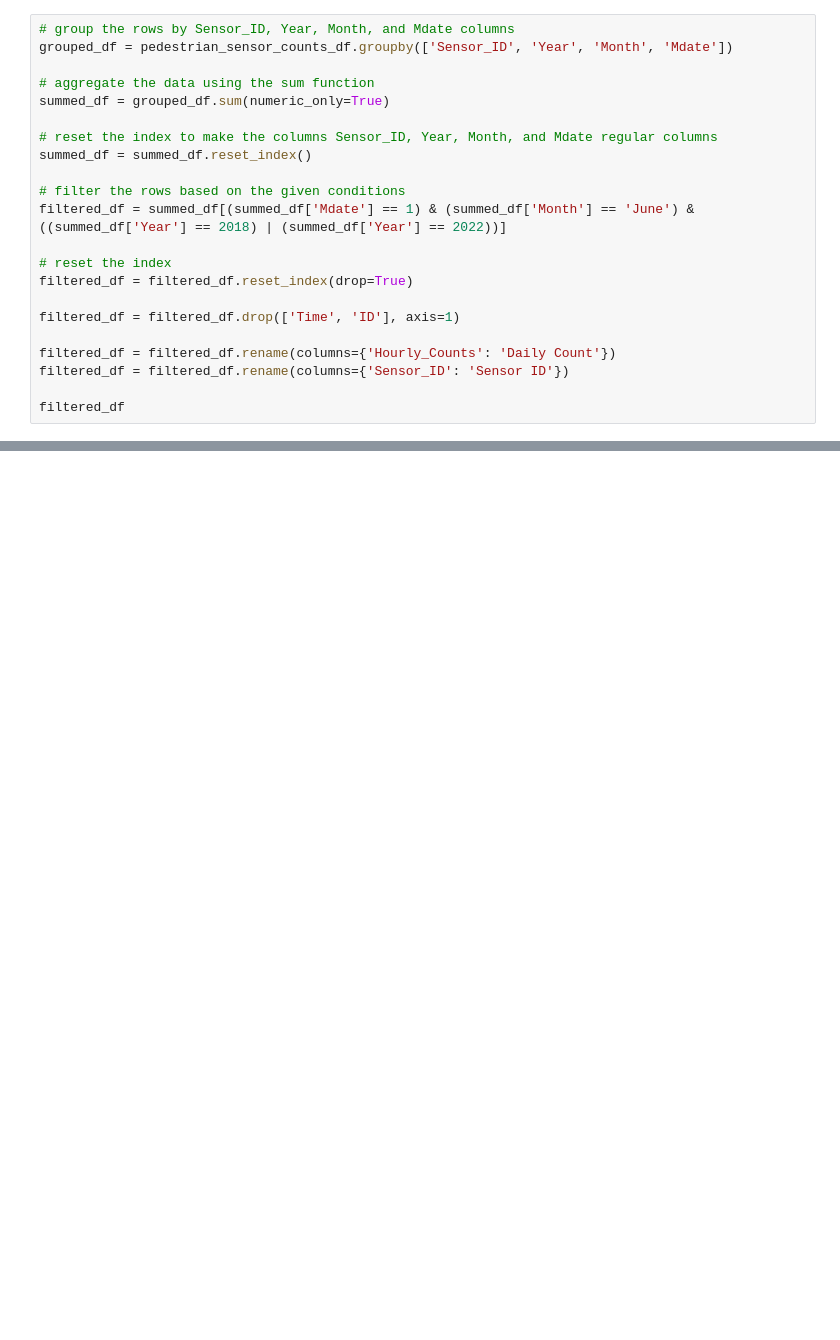
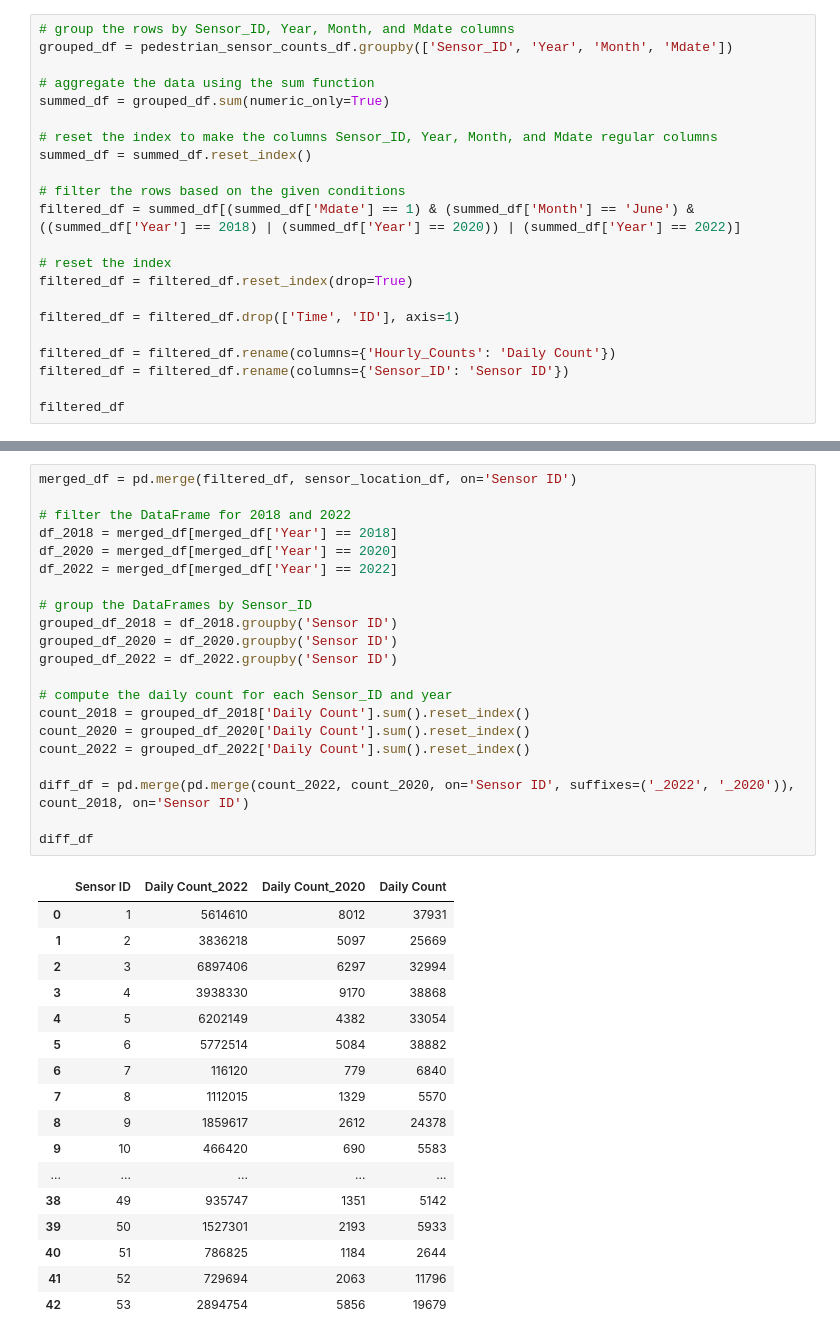
Before and after one commit to hendaman/project-1-challenge, a Jupyter notebook: Question-3-Owen/PedestrianTrafficVolume.ipynb, the cells around one changed output, grey strips where cells are left out. Saved outputs shown, nothing was run; the diff lists cells and outputs as text; blank space fills up the shorter version.

```diff
--- a/Question-3-Owen/PedestrianTrafficVolume.ipynb
+++ b/Question-3-Owen/PedestrianTrafficVolume.ipynb
@@ -104,7 +141,7 @@ summed_df = grouped_df.sum(numeric_only=True)
 summed_df = summed_df.reset_index()
 
 # filter the rows based on the given conditions
-filtered_df = summed_df[(summed_df['Mdate'] == 1) & (summed_df['Month'] == 'June') & ((summed_df['Year'] == 2018) | (summed_df['Year'] == 2022))]
+filtered_df = summed_df[(summed_df['Mdate'] == 1) & (summed_df['Month'] == 'June') & ((summed_df['Year'] == 2018) | (summed_df['Year'] == 2020)) | (summed_df['Year'] == 2022)]
 
 # reset the index
 filtered_df = filtered_df.reset_index(drop=True)
@@ -118 +169,40 @@ filtered_df
+# %%
+merged_df = pd.merge(filtered_df, sensor_location_df, on='Sensor ID')
+
+# filter the DataFrame for 2018 and 2022
+df_2018 = merged_df[merged_df['Year'] == 2018]
+df_2020 = merged_df[merged_df['Year'] == 2020]
+df_2022 = merged_df[merged_df['Year'] == 2022]
+
+# group the DataFrames by Sensor_ID
+grouped_df_2018 = df_2018.groupby('Sensor ID')
+grouped_df_2020 = df_2020.groupby('Sensor ID')
+grouped_df_2022 = df_2022.groupby('Sensor ID')
+
+# compute the daily count for each Sensor_ID and year
+count_2018 = grouped_df_2018['Daily Count'].sum().reset_index()
+count_2020 = grouped_df_2020['Daily Count'].sum().reset_index()
+count_2022 = grouped_df_2022['Daily Count'].sum().reset_index()
+
+diff_df = pd.merge(pd.merge(count_2022, count_2020, on='Sensor ID', suffixes=('_2022', '_2020')), count_2018, on='Sensor ID')
+
+diff_df
+# %% [output]
+|  | Sensor ID | Daily Count_2022 | Daily Count_2020 | Daily Count |
+| 0 | 1 | 5614610 | 8012 | 37931 |
+| 1 | 2 | 3836218 | 5097 | 25669 |
+| 2 | 3 | 6897406 | 6297 | 32994 |
+| 3 | 4 | 3938330 | 9170 | 38868 |
+| 4 | 5 | 6202149 | 4382 | 33054 |
+| 5 | 6 | 5772514 | 5084 | 38882 |
+| 6 | 7 | 116120 | 779 | 6840 |
+| 7 | 8 | 1112015 | 1329 | 5570 |
+| 8 | 9 | 1859617 | 2612 | 24378 |
+| 9 | 10 | 466420 | 690 | 5583 |
+| ... | ... | ... | ... | ... |
+| 38 | 49 | 935747 | 1351 | 5142 |
+| 39 | 50 | 1527301 | 2193 | 5933 |
+| 40 | 51 | 786825 | 1184 | 2644 |
+| 41 | 52 | 729694 | 2063 | 11796 |
+| 42 | 53 | 2894754 | 5856 | 19679 |
 # %%
```
Also changed, not shown: parts of 9 cells of this notebook.
